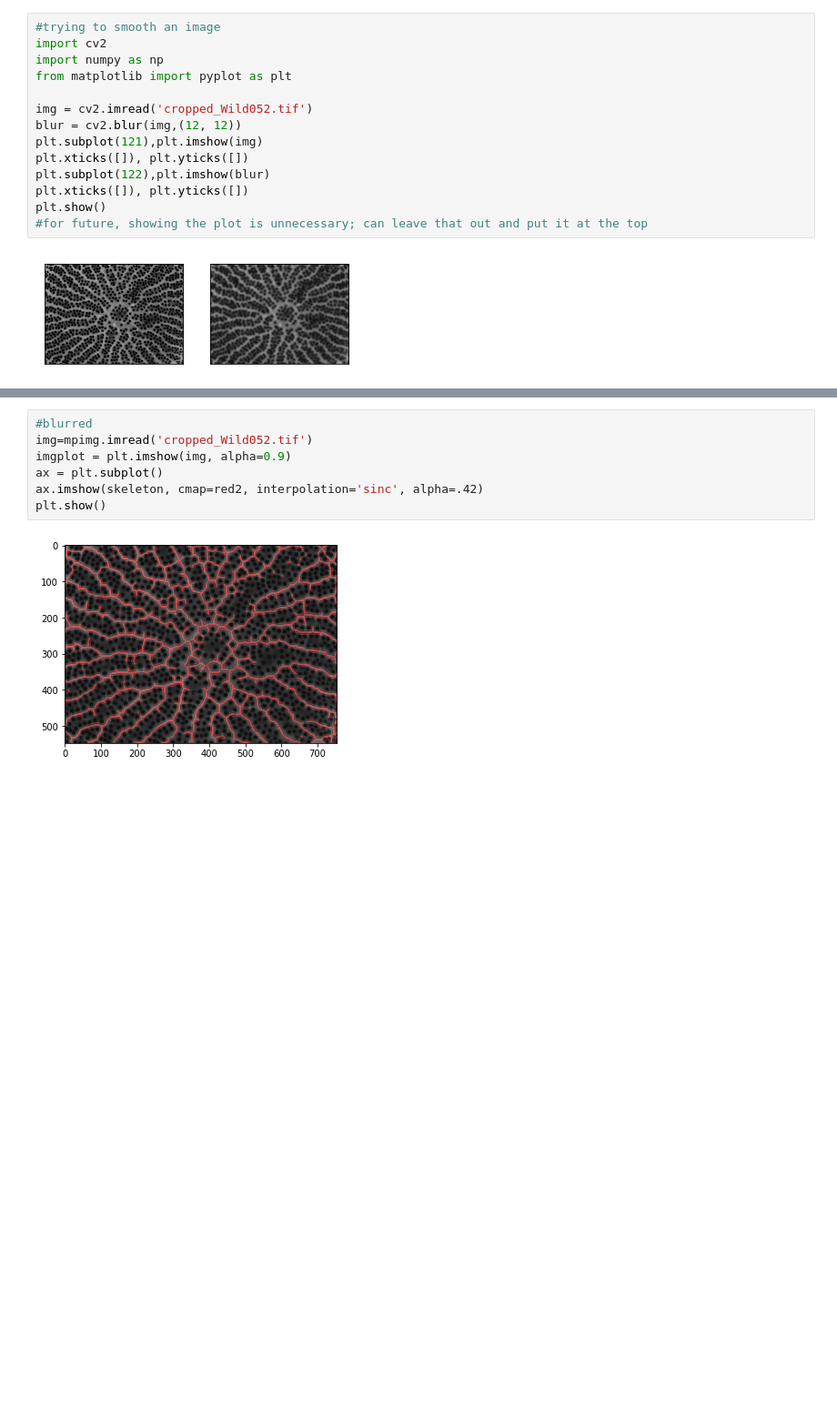
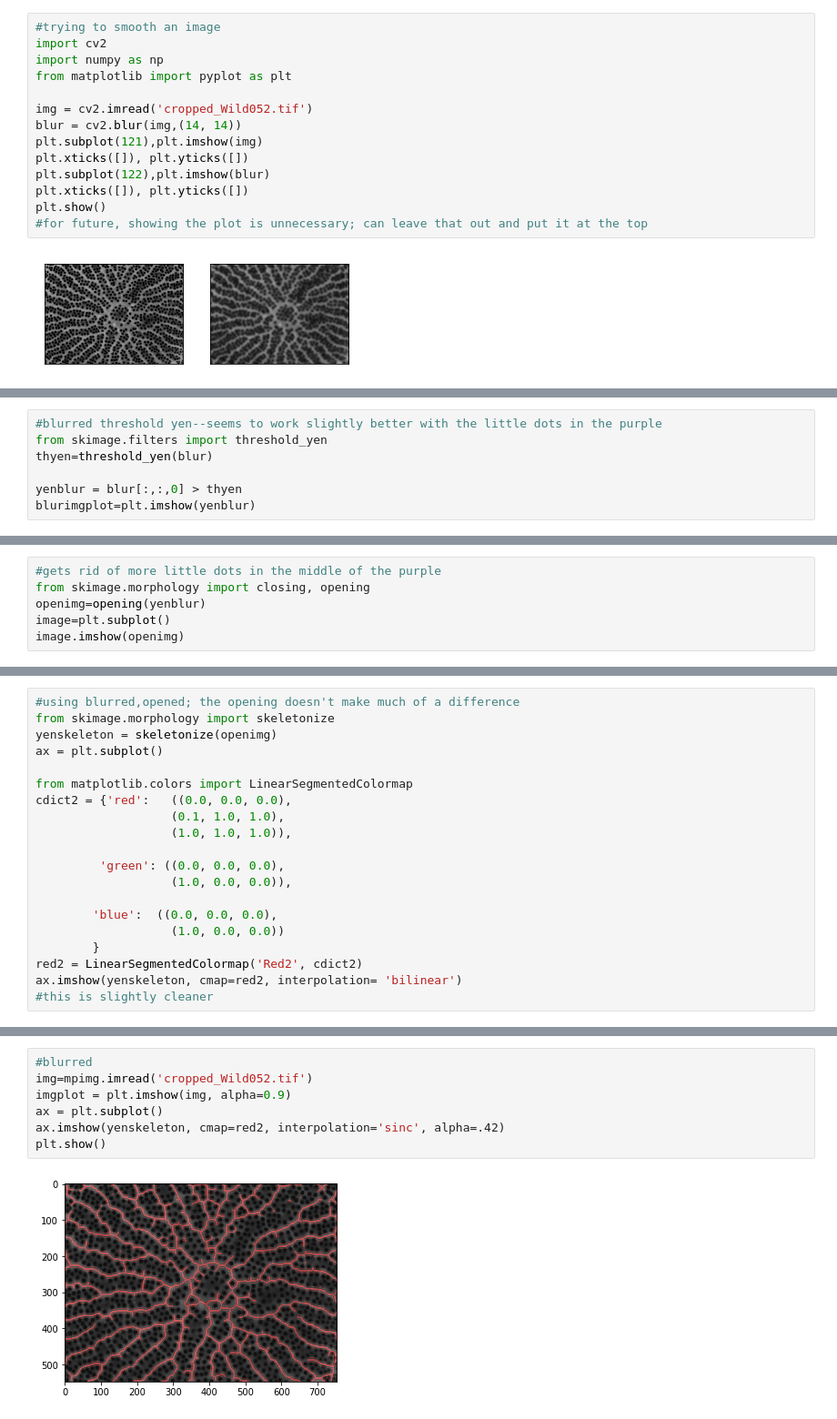
Before and after one commit to csteed/ORHS-MathThesis-2018, a Jupyter notebook: work/CNMS/testing again.ipynb, the cells around one changed output, grey strips where cells are left out. Shown at 91% size. Drawn from its saved outputs; the diff is of its cells as text; blank space fills up the shorter version.

Commit message:
7/5 threshold experimentation

```diff
--- a/work/CNMS/testing again.ipynb
+++ b/work/CNMS/testing again.ipynb
@@ -30,7 +22,7 @@ import numpy as np
 from matplotlib import pyplot as plt
 
 img = cv2.imread('cropped_Wild052.tif')
-blur = cv2.blur(img,(12, 12))
+blur = cv2.blur(img,(14, 14))
 plt.subplot(121),plt.imshow(img)
 plt.xticks([]), plt.yticks([])
 plt.subplot(122),plt.imshow(blur)
@@ -70,0 +66,7 @@ print(th)
+# %%
+#blurred threshold yen--seems to work slightly better with the little dots in the purple
+from skimage.filters import threshold_yen
+thyen=threshold_yen(blur)
+
+yenblur = blur[:,:,0] > thyen
+blurimgplot=plt.imshow(yenblur)
@@ -89,0 +87,6 @@ blurimgplot=plt.imshow(blur_img)
+# %%
+#gets rid of more little dots in the middle of the purple
+from skimage.morphology import closing, opening
+openimg=opening(yenblur)
+image=plt.subplot()
+image.imshow(openimg)
@@ -89,0 +96,20 @@ blurimgplot=plt.imshow(blur_img)
+# %%
+#using blurred,opened; the opening doesn't make much of a difference
+from skimage.morphology import skeletonize
+yenskeleton = skeletonize(openimg)
+ax = plt.subplot()
+
+from matplotlib.colors import LinearSegmentedColormap
+cdict2 = {'red':   ((0.0, 0.0, 0.0),
+                   (0.1, 1.0, 1.0),
+                   (1.0, 1.0, 1.0)),
+
+         'green': ((0.0, 0.0, 0.0),
+                   (1.0, 0.0, 0.0)),
+
+        'blue':  ((0.0, 0.0, 0.0),
+                   (1.0, 0.0, 0.0))
+        }
+red2 = LinearSegmentedColormap('Red2', cdict2)
+ax.imshow(yenskeleton, cmap=red2, interpolation= 'bilinear')
+#this is slightly cleaner
@@ -152,9 +165,9 @@ from PIL import Image
 # %%
 #blurred
 img=mpimg.imread('cropped_Wild052.tif')
 imgplot = plt.imshow(img, alpha=0.9)
 ax = plt.subplot()
-ax.imshow(skeleton, cmap=red2, interpolation='sinc', alpha=.42)
+ax.imshow(yenskeleton, cmap=red2, interpolation='sinc', alpha=.42)
 plt.show()
 # %% [output]
-[figure, old version]
+[figure, new version]
```
Also changed, not shown: parts of 15 cells of this notebook, 1 other file.
